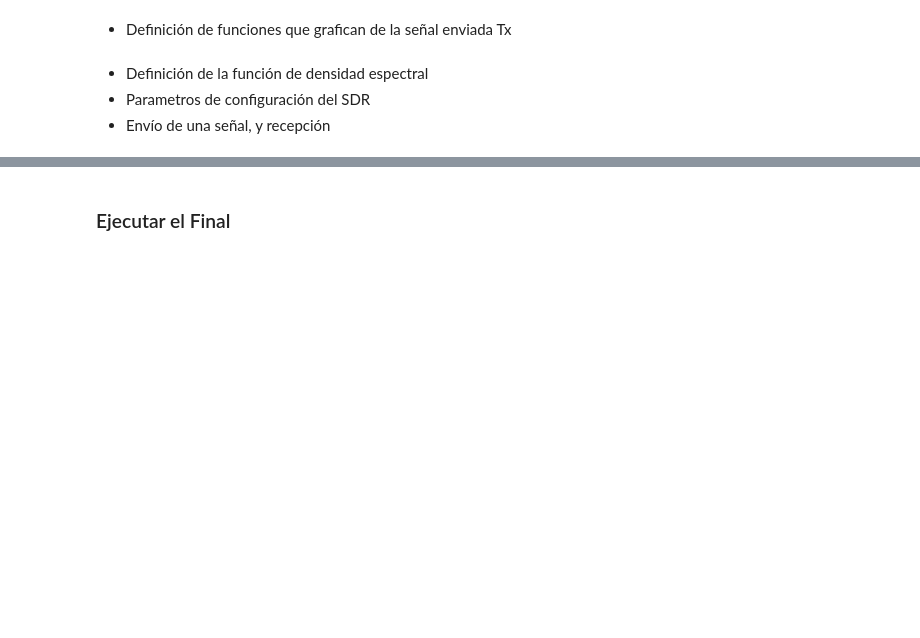
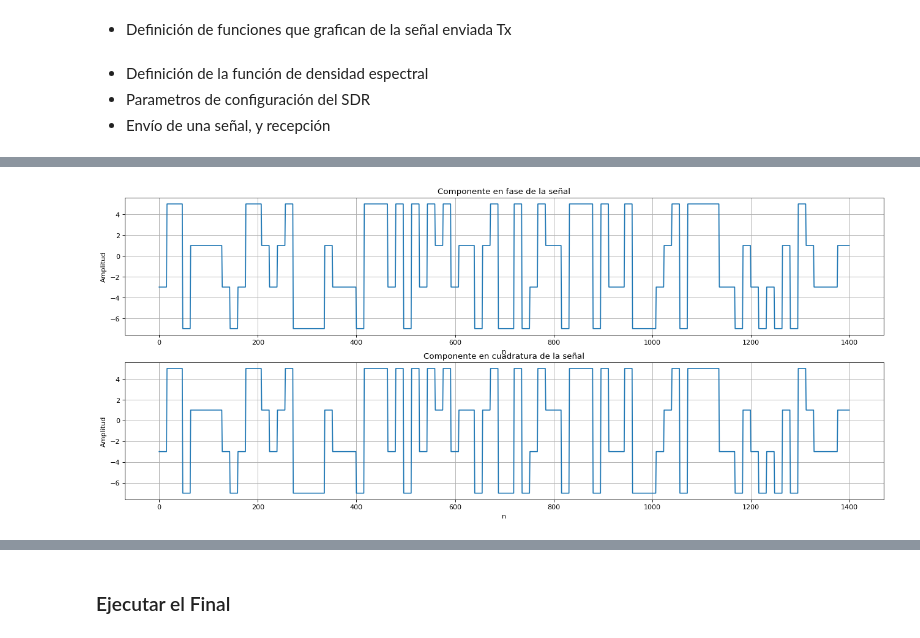
Before and after one commit to GastonFernandez00/Comunicaciones-Digitales, a Jupyter notebook: SDR Ejercicios/EjercicioTP3.ipynb, the cells around one changed output, grey strips where cells are left out. Drawn from its saved outputs; the diff is of its cells as text; code cells hidden in the pictures; blank space fills up the shorter version.

```diff
--- a/SDR Ejercicios/EjercicioTP3.ipynb
+++ b/SDR Ejercicios/EjercicioTP3.ipynb
@@ -126,0 +193,30 @@ plt.show()
+# %%
+z = np.random.randint(1,101,nSamples)
+
+x = []
+for n in range(len(z)):
+    if( z[n] < 25 ):
+        x.append(-3)
+    elif( z[n] < 50 ):
+        x.append(-1)
+    elif( z[n] < 75):
+        x.append(1)
+    else:
+        x.append(3)
+
+txSignal = (2*np.repeat(x,2**4)-1)+1j*(2*np.repeat(x,2**4)-1)
+
+# Re-configuración de algunos parámetros del SDR
+TxAtten = -79
+RxBufferSize = len(txSignal)
+
+# Envío de la señal
+sdr.tx(txSignal*(2**15-1))
+
+# Recepción de la señal
+rxSignal = sdr.rx()
+
+# Se grafica la señal enviada
+plotSignal(txSignal[0:1400])
+# %% [output]
+[figure, added]
```
Also changed, not shown: parts of 10 cells of this notebook.
